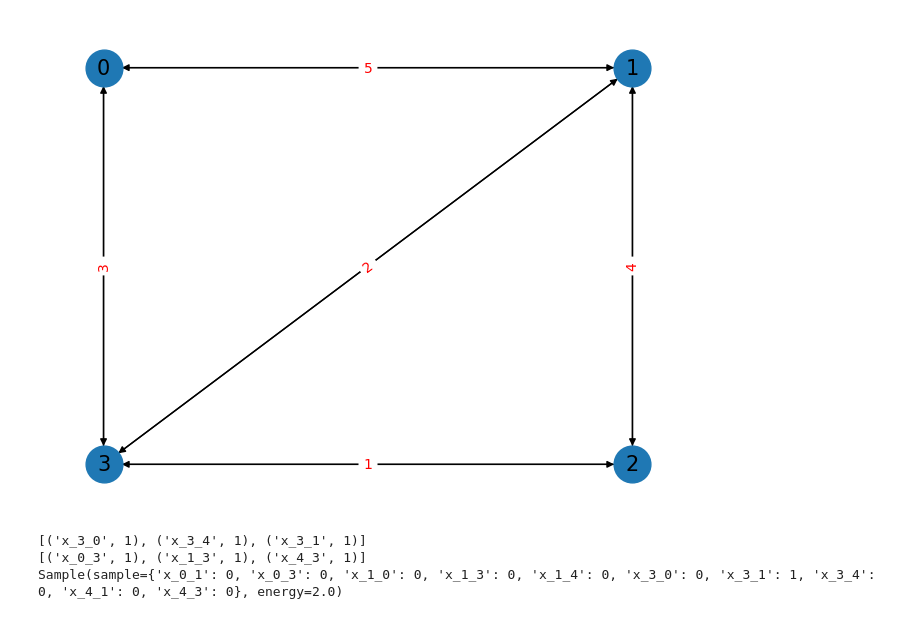
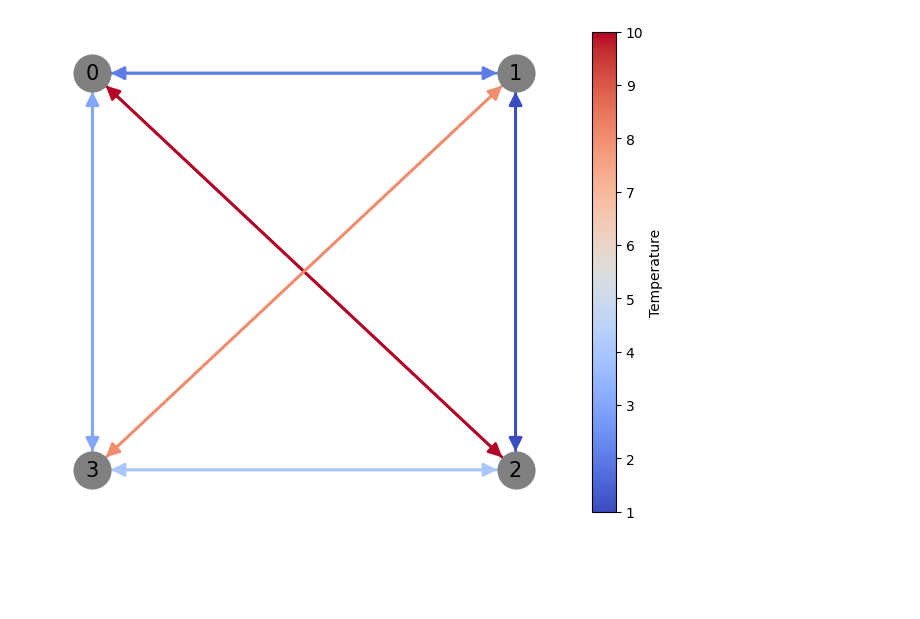
Before and after one commit to JustTrott/Baseera, a Jupyter notebook: QoolPathFinderDWave.ipynb, the cells around one changed output. Saved outputs shown, nothing was run; the diff lists cells and outputs as text; code cells hidden in the pictures; blank space fills up the shorter version.

```diff
--- a/QoolPathFinderDWave.ipynb
+++ b/QoolPathFinderDWave.ipynb
@@ -1,42 +1,61 @@
 # %%
 import networkx as nx
 import numpy as np
 import matplotlib.pyplot as plt
+import matplotlib.colors as mcolors
+import matplotlib.cm as cm
 
 # Create a new graph
 G = nx.Graph()
 
 # Add nodes
 G.add_node(0, pos=(0, 1))
 G.add_node(1, pos=(1, 1))
 G.add_node(2, pos=(1, 0))
 G.add_node(3, pos=(0, 0))
 
-# Add edges with weights
-G.add_edge(0, 1, weight=5)
-G.add_edge(0, 3, weight=3)
-G.add_edge(1, 2, weight=4)
-G.add_edge(2, 3, weight=1)
-G.add_edge(1, 3, weight=2)
+# Add edges with weights and temperatures
+G.add_edge(0, 1, weight=2, temp=2)
+G.add_edge(0, 2, weight=3, temp=10)
+G.add_edge(0, 3, weight=2, temp=3)
+G.add_edge(1, 2, weight=2, temp=1)
+G.add_edge(2, 3, weight=2, temp=4)
+G.add_edge(1, 3, weight=3, temp=8)
 
+#set weights to be product of weight and temp
+for u, v, w in G.edges(data=True):
+    G[u][v]['weight'] *= G[u][v]['temp']
+
+# Convert graph to a directed graph
 G = nx.DiGraph(G)
+
+# Get the positions
+pos = nx.get_node_attributes(G, 'pos')
 
 # Specify the weights as labels
 edge_labels = {(i, j): w['weight'] for i, j, w in G.edges(data=True)}
 
-# Get the positions
-pos = nx.get_node_attributes(G, 'pos')
+# Prepare edge colors based on temperature
+temps = [G[u][v]['temp'] for u, v in G.edges()]
+norm = mcolors.Normalize(vmin=min(temps), vmax=max(temps))
+cmap = cm.coolwarm
+edge_colors = [cmap(norm(temp)) for temp in temps]
 
-# Draw the graph
-nx.draw(G, pos, with_labels=True, node_size=700, edge_color='k', linewidths=1, font_size=15)
+# Draw the graph with black nodes and white node labels
+nx.draw(G, pos, with_labels=True, node_size=700, node_color='gray', edge_color=edge_colors, width=2, font_size=15, arrowsize=20)
 
-# Draw edge labels
-nx.draw_networkx_edge_labels(G, pos, edge_labels=edge_labels, font_color='red')
+
+# nx.draw_networkx_labels(G, pos, font_color='white', font_size=15)
+
+# Color bar setup
+sm = plt.cm.ScalarMappable(cmap=cmap, norm=norm)
+sm.set_array([])
+plt.colorbar(sm, label='Temperature')
 
 # Show plot
 plt.show()
 # %% [output]
-[figure, old version]
+[figure, new version]
 # %%
 from dimod import BQM
 def sp_objective(bqm: BQM, G: nx.DiGraph):
@@ -108,7 +122,0 @@ def sp_solution(num_reads, G: nx.DiGraph, start: int, end: int):
-# %%
-ans, bqm = sp_solution(1000, G, 3, 1)
-print(ans)
-# %% [output]
-[('x_3_0', 1), ('x_3_4', 1), ('x_3_1', 1)]
-[('x_0_3', 1), ('x_1_3', 1), ('x_4_3', 1)]
-Sample(sample={'x_0_1': 0, 'x_0_3': 0, 'x_1_0': 0, 'x_1_3': 0, 'x_1_4': 0, 'x_3_0': 0, 'x_3_1': 1, 'x_3_4': 0, 'x_4_1': 0, 'x_4_3': 0}, energy=2.0)
```
Also changed, not shown: parts of 11 cells of this notebook.
